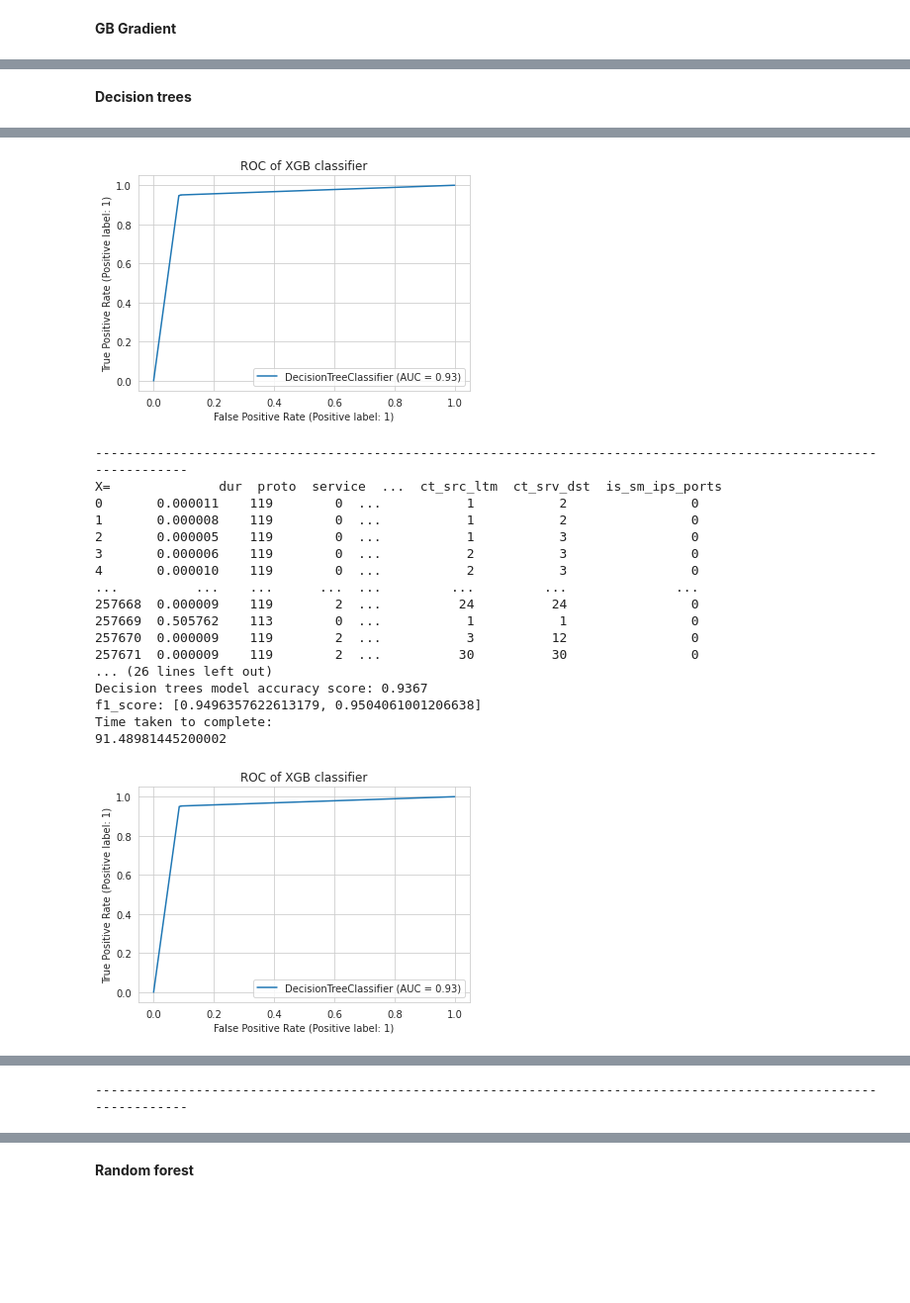
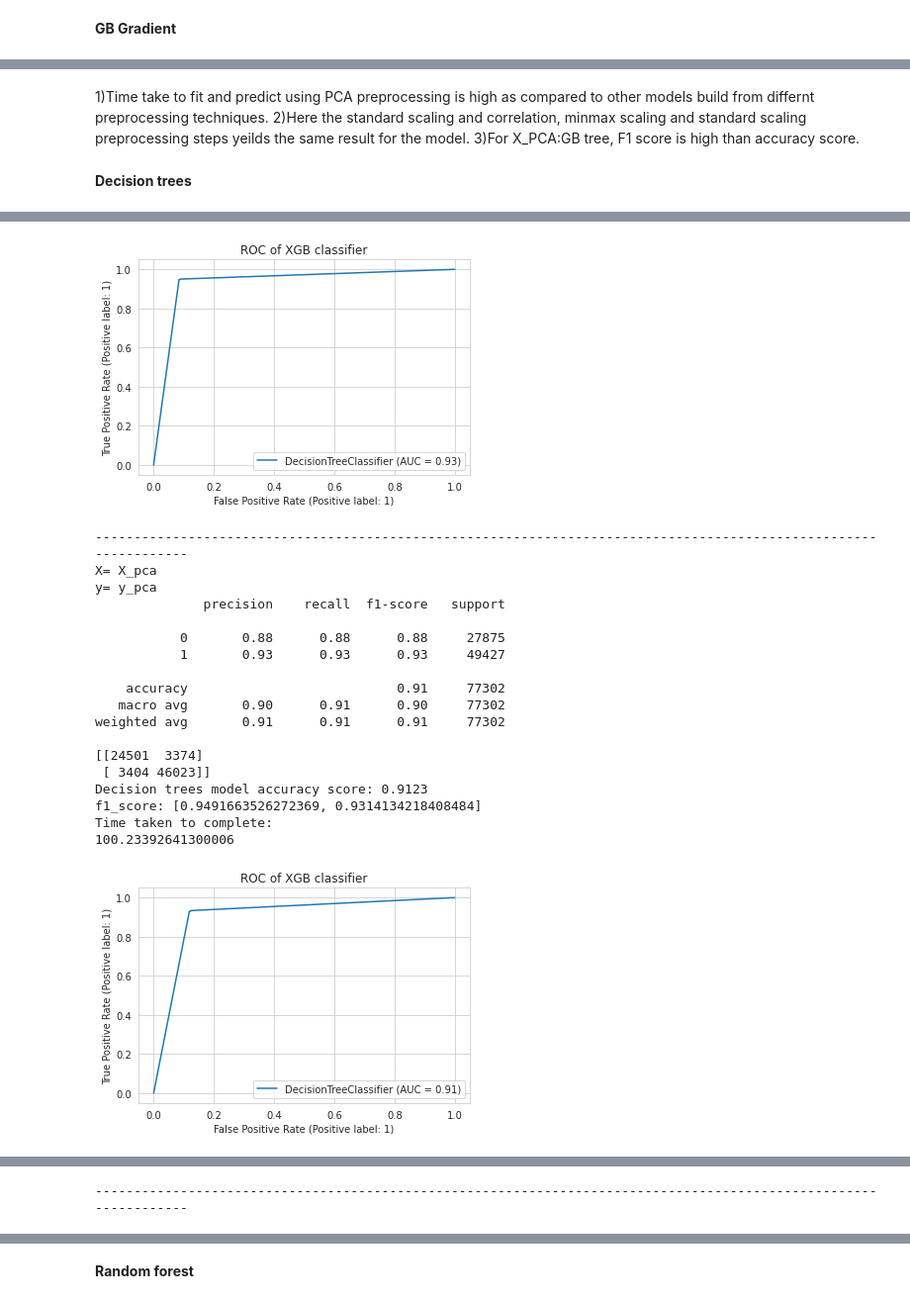
Before and after one commit to divyaKh/CMPE255Project, a Jupyter notebook: 4.ML_Models/Final_notebook.ipynb, the cells around one changed output, grey strips where cells are left out. Shown at 99% size. Saved outputs shown, nothing was run; the diff lists cells and outputs as text; code cells hidden in the pictures; blank space fills up the shorter version.

```diff
--- a/4.ML_Models/Final_notebook.ipynb
+++ b/4.ML_Models/Final_notebook.ipynb
@@ -521,16 +549,15 @@ import time
 # %%
 acc_xgb=[]
 f1_xgb=[]
-dataset = ['X','X_pca','X_mm_corr','X_mm','X_ss','X_ss_corr']
-j=['y','y_pca','y_mm_corr','y_mm','y_ss','y_ss_corr']
+dataset1 = ['X','X_pca','X_mm_corr','X_mm','X_ss','X_ss_corr']
+j1=['y','y_pca','y_mm_corr','y_mm','y_ss','y_ss_corr']
+dataset = [X,X_pca,X_mm_corr,X_mm,X_ss,X_ss_corr]
+j=[y,y_pca,y_mm_corr,y_mm,y_ss,y_ss_corr]
 for i in range(0,len(dataset)):
   start = time.process_time()
   # your code here
-
-  print("X=",dataset[i])
-  print("y=",j[i])
-  dataset[i]=combine.drop(columns='label')
-  j[i]=combine['label']
+  print("X=",dataset1[i])
+  print("y=",j1[i])
   X_train, X_test, y_train, y_test = train_test_split(dataset[i], j[i], test_size=0.3)
   model = xgb.XGBClassifier()
   model.fit(X_train, y_train)
@@ -690,14 +728,14 @@ FOR XGBOOST
 # %%
 acc_gb=[]
 f1_gb=[]
-dataset = ['X','X_pca','X_mm_corr','X_mm','X_ss','X_ss_corr']
-j=['y','y_pca','y_mm_corr','y_mm','y_ss','y_ss_corr']
+dataset1 = ['X','X_pca','X_mm_corr','X_mm','X_ss','X_ss_corr']
+j1=['y','y_pca','y_mm_corr','y_mm','y_ss','y_ss_corr']
+dataset = [X,X_pca,X_mm_corr,X_mm,X_ss,X_ss_corr]
+j=[y,y_pca,y_mm_corr,y_mm,y_ss,y_ss_corr]
 for i in range(0,len(dataset)):
   start = time.process_time()
-  dataset[i]=combine.drop(columns='label')
-  j[i]=combine['label']
-  print("X=",dataset[i])
-  print("y=",j[i])
+  print("X=",dataset1[i])
+  print("y=",j1[i])
   X_train, X_test, y_train, y_test = train_test_split(dataset[i], j[i], test_size=0.3)
   model = GradientBoostingClassifier()
   model.fit(X_train, y_train)
@@ -712,7 +750,7 @@ for i in range(0,len(dataset)):
   print(time.process_time() - start)
   #plot ROC curve
   metrics.plot_roc_curve(model, X_test, y_test)
-  plt.title("ROC of XGB classifier")
+  plt.title("ROC of GB classifier")
   plt.show()
   print("-----------------------------------------------------------------------------------------------------------------")
 # %% [output]
@@ -836,15 +879,19 @@ FOR GB Gradient
+# %% [markdown]
+1)Time take to fit and predict using PCA preprocessing is high as compared to other models build from differnt preprocessing techniques.
+2)Here the standard scaling and correlation, minmax scaling and standard scaling preprocessing steps yeilds the same result for the model.
+3)For X_PCA:GB tree, F1 score is high than accuracy score.
 # %% [markdown]
 **Decision trees**
 # %%
 acc_dt=[]
 f1_dt=[]
-dataset = ['X','X_pca','X_mm_corr','X_mm','X_ss','X_ss_corr']
-j=['y','y_pca','y_mm_corr','y_mm','y_ss','y_ss_corr']
+dataset1 = ['X','X_pca','X_mm_corr','X_mm','X_ss','X_ss_corr']
+j1=['y','y_pca','y_mm_corr','y_mm','y_ss','y_ss_corr']
+dataset = [X,X_pca,X_mm_corr,X_mm,X_ss,X_ss_corr]
+j=[y,y_pca,y_mm_corr,y_mm,y_ss,y_ss_corr]
 for i in range(0,len(dataset)):
-  dataset[i]=combine.drop(columns='label')
-  j[i]=combine['label']
-  print("X=",dataset[i])
-  print("y=",j[i])
+  print("X=",dataset1[i])
+  print("y=",j1[i])
   X_train, X_test, y_train, y_test = train_test_split(dataset[i], j[i], test_size=0.3)
   model = DecisionTreeClassifier()
   model.fit(X_train, y_train)
@@ -883,20 +930,21 @@ Time taken to complete:
 [figure]
 -----------------------------------------------------------------------------------------------------------------
-X=              dur  proto  service  ...  ct_src_ltm  ct_srv_dst  is_sm_ips_ports
-0       0.000011    119        0  ...           1           2                0
-1       0.000008    119        0  ...           1           2                0
-2       0.000005    119        0  ...           1           3                0
-3       0.000006    119        0  ...           2           3                0
-4       0.000010    119        0  ...           2           3                0
-...          ...    ...      ...  ...         ...         ...              ...
-257668  0.000009    119        2  ...          24          24                0
-257669  0.505762    113        0  ...           1           1                0
-257670  0.000009    119        2  ...           3          12                0
-257671  0.000009    119        2  ...          30          30                0
-... (26 lines left out)
-Decision trees model accuracy score: 0.9367
-f1_score: [0.9496357622613179, 0.9504061001206638]
+X= X_pca
+y= y_pca
+              precision    recall  f1-score   support
+
+           0       0.88      0.88      0.88     27875
+           1       0.93      0.93      0.93     49427
+
+    accuracy                           0.91     77302
+   macro avg       0.90      0.91      0.90     77302
+weighted avg       0.91      0.91      0.91     77302
+
+[[24501  3374]
+ [ 3404 46023]]
+Decision trees model accuracy score: 0.9123
+f1_score: [0.9491663526272369, 0.9314134218408484]
 Time taken to complete:
-91.48981445200002
+100.23392641300006
-[figure, old version]
+[figure, new version]
 -----------------------------------------------------------------------------------------------------------------
```
Also changed, not shown: parts of 49 cells of this notebook.
